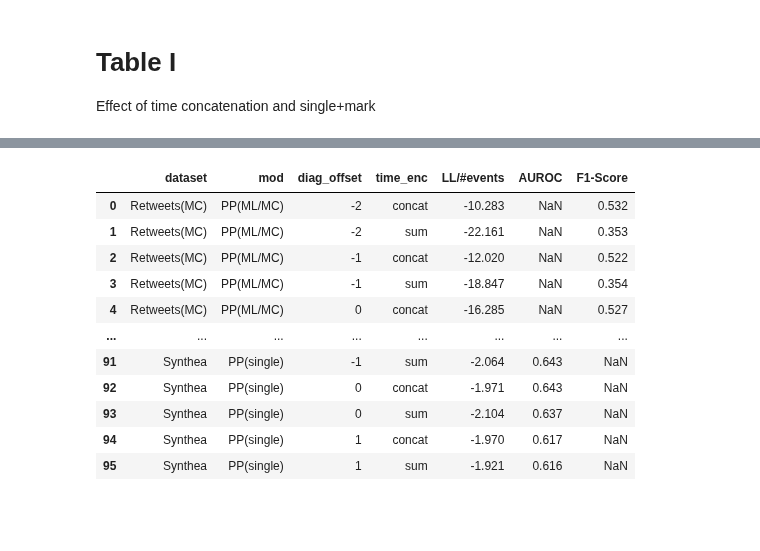
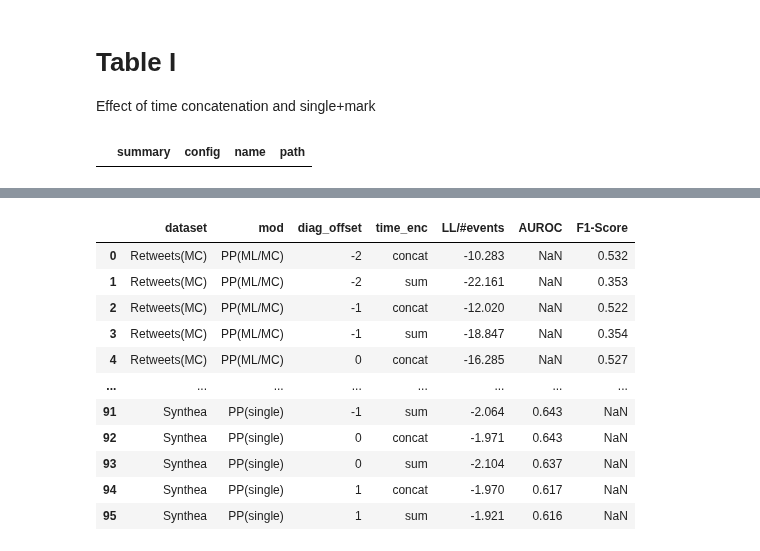
Before and after one commit to hojjatkarami/tedam2, a Jupyter notebook: jup_res.ipynb, the cells around one changed output, grey strips where cells are left out. Cells and saved outputs as stored; diff of their text form; code cells hidden in the pictures; blank space fills up the shorter version.

```diff
--- a/jup_res.ipynb
+++ b/jup_res.ipynb
@@ -102,6 +84,13 @@ dict_keys(['w', 'lr', 'log', 'mod', 'per', 'cuda', 'data', 'date', 'demo', 'prof
 # %% [markdown]
 # Table I
 Effect of time concatenation and single+mark
+# %%
+runs = api.runs("hokarami/TEEDAM_unsupervised")
+df_filt = dl_runs(runs, selected_tag= "TL70")
+# %%
+df_filt
+# %% [output]
+|  | summary | config | name | path |
 # %%
 runs = api.runs("hokarami/TEEDAM_unsupervised_timeCat")
 df_filt = dl_runs(runs, selected_tag='H70')
```
Also changed, not shown: parts of 4 cells of this notebook, 2 other files.
